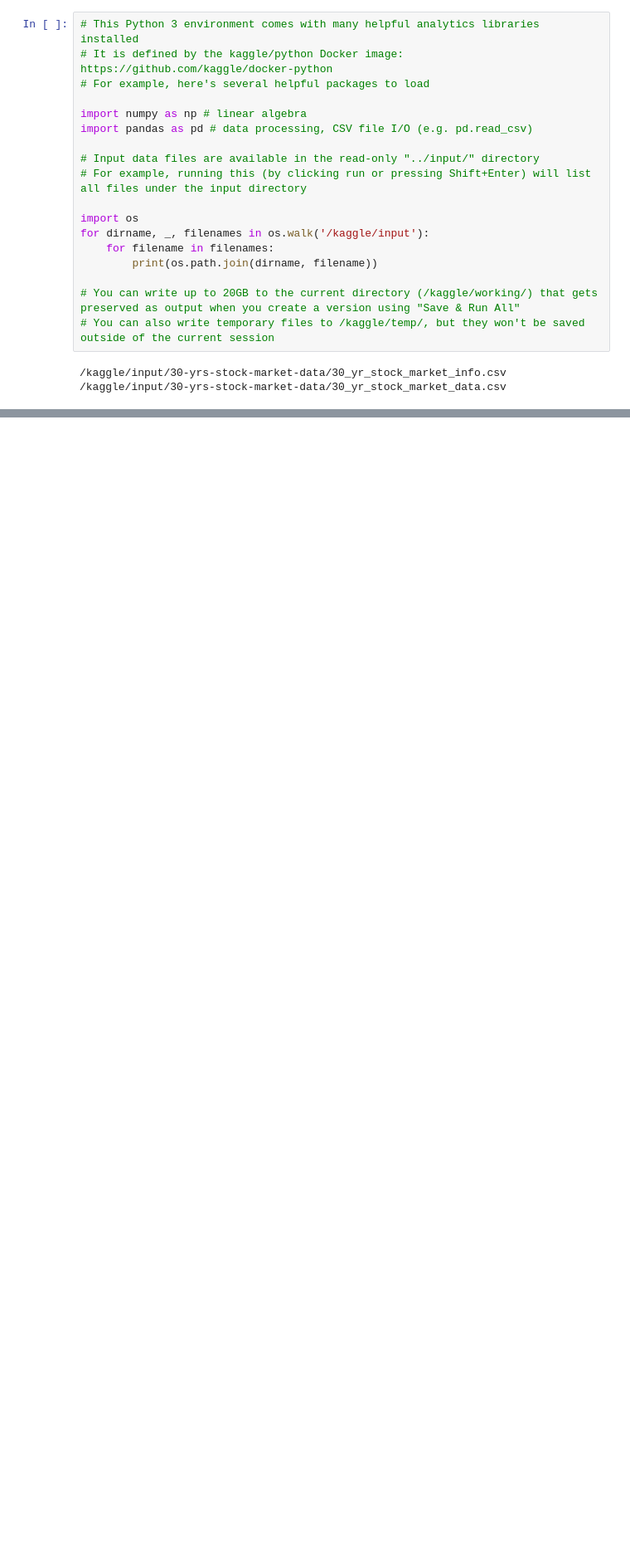
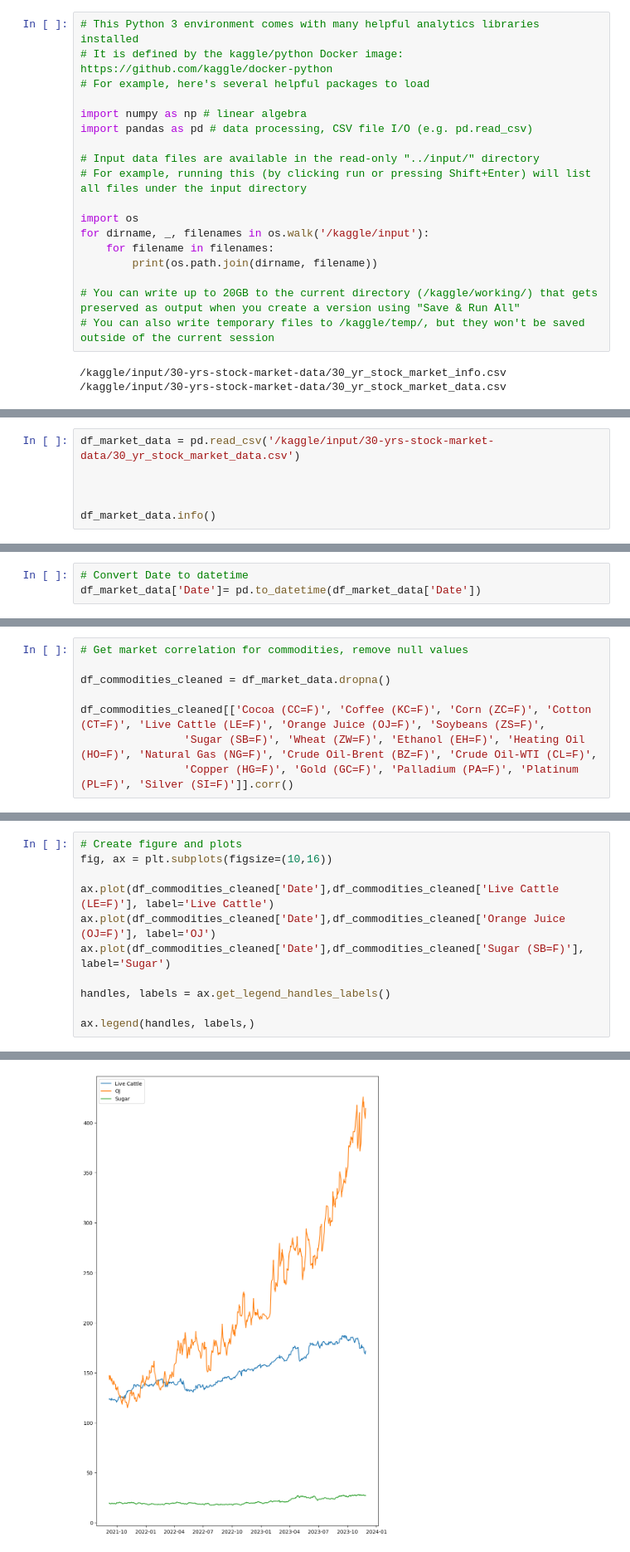
Before and after one commit to seancary62/historic-stock-market-exploration, a Jupyter notebook: historic-stock-market-exploration.ipynb, the cells around one changed output, grey strips where cells are left out. Shown: that part at 83% size. Saved outputs shown, nothing was run; the diff lists cells and outputs as text; blank space fills up the shorter version.

Commit message:
Kaggle Notebook | historic-stock-market-exploration | Version 3

```diff
--- a/historic-stock-market-exploration.ipynb
+++ b/historic-stock-market-exploration.ipynb
@@ -21,0 +60,6 @@ for dirname, _, filenames in os.walk('/kaggle/input'):
+# %%
+df_market_data = pd.read_csv('/kaggle/input/30-yrs-stock-market-data/30_yr_stock_market_data.csv')
+
+
+
+df_market_data.info()
@@ -21,0 +84,3 @@ for dirname, _, filenames in os.walk('/kaggle/input'):
+# %%
+# Convert Date to datetime
+df_market_data['Date']= pd.to_datetime(df_market_data['Date'])
@@ -21,0 +143,8 @@ for dirname, _, filenames in os.walk('/kaggle/input'):
+# %%
+# Get market correlation for commodities, remove null values
+
+df_commodities_cleaned = df_market_data.dropna()
+
+df_commodities_cleaned[['Cocoa (CC=F)', 'Coffee (KC=F)', 'Corn (ZC=F)', 'Cotton (CT=F)', 'Live Cattle (LE=F)', 'Orange Juice (OJ=F)', 'Soybeans (ZS=F)',
+                'Sugar (SB=F)', 'Wheat (ZW=F)', 'Ethanol (EH=F)', 'Heating Oil (HO=F)', 'Natural Gas (NG=F)', 'Crude Oil-Brent (BZ=F)', 'Crude Oil-WTI (CL=F)',
+                'Copper (HG=F)', 'Gold (GC=F)', 'Palladium (PA=F)', 'Platinum (PL=F)', 'Silver (SI=F)']].corr()
@@ -21,0 +175,12 @@ for dirname, _, filenames in os.walk('/kaggle/input'):
+# %%
+# Create figure and plots
+fig, ax = plt.subplots(figsize=(10,16))
+
+ax.plot(df_commodities_cleaned['Date'],df_commodities_cleaned['Live Cattle (LE=F)'], label='Live Cattle')
+ax.plot(df_commodities_cleaned['Date'],df_commodities_cleaned['Orange Juice (OJ=F)'], label='OJ')
+ax.plot(df_commodities_cleaned['Date'],df_commodities_cleaned['Sugar (SB=F)'], label='Sugar')
+
+handles, labels = ax.get_legend_handles_labels()
+
+ax.legend(handles, labels,)
+# %% [output]
@@ -21,0 +188 @@ for dirname, _, filenames in os.walk('/kaggle/input'):
+[figure, added]
```
Also changed, not shown: parts of 14 cells of this notebook.
